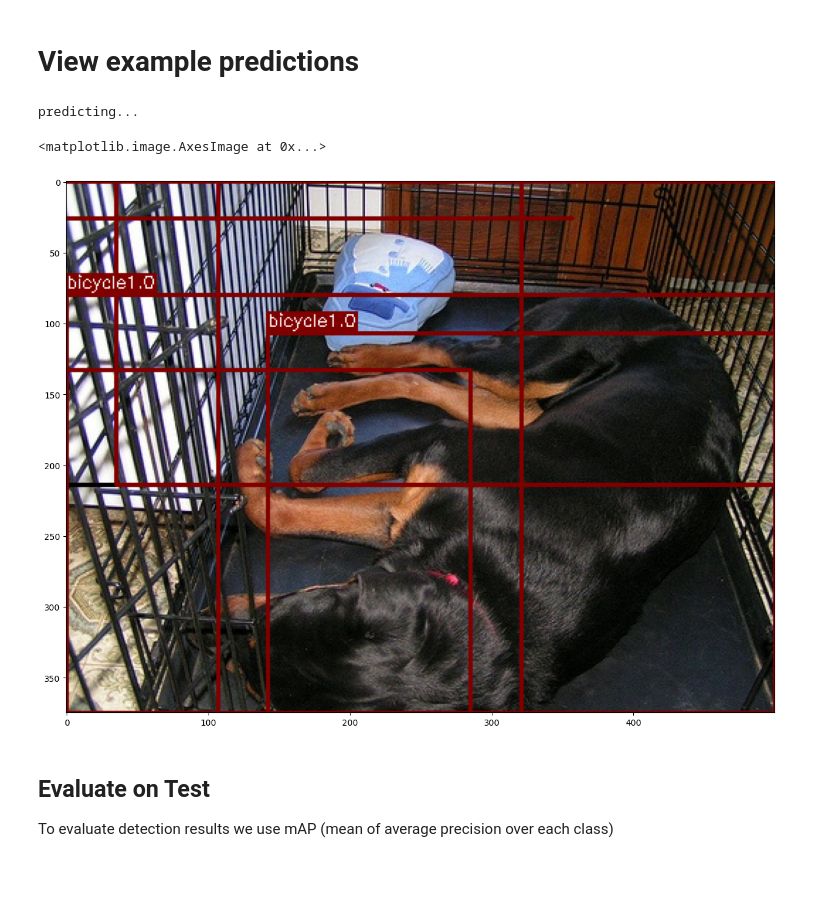
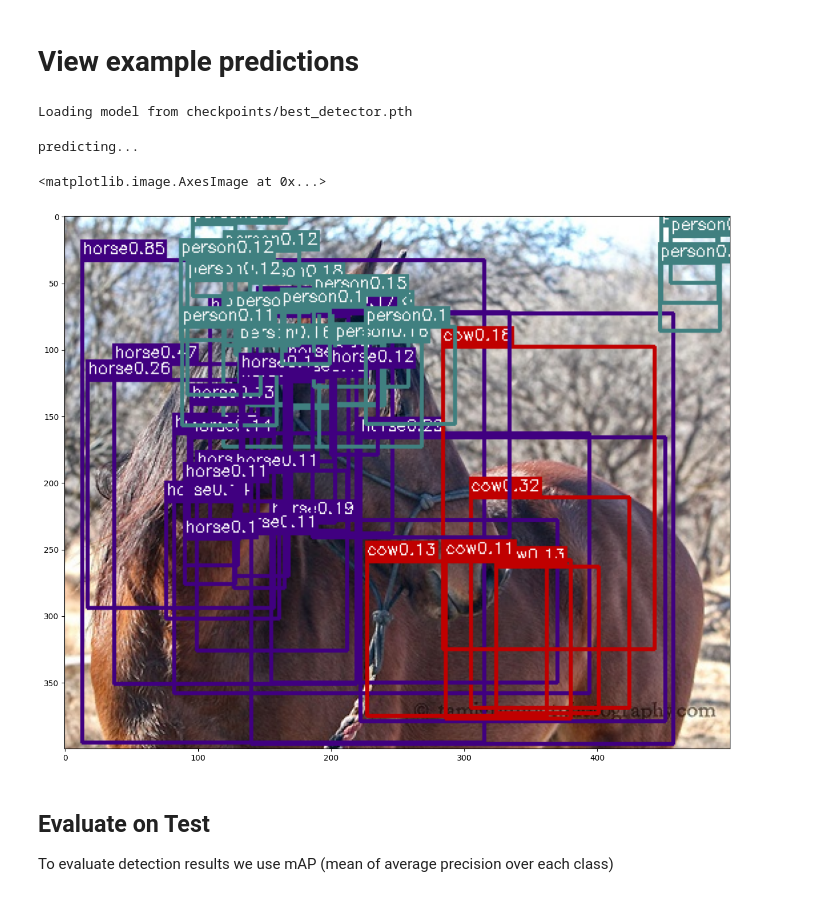
Before and after one commit to Astrak00/CS444, a Jupyter notebook: assignment4/mp4.ipynb, the cells around one changed output. Cells and saved outputs as stored; diff of their text form; code cells hidden in the pictures.

```diff
--- a/assignment4/mp4.ipynb
+++ b/assignment4/mp4.ipynb
@@ -271,5 +488,5 @@ Error:
 # %%
-LATEST_NUMBER = 15
+LATEST_NUMBER = 45
 
 # Load the network weights from epoch 5 checkpoint before training
 checkpoint_path = f'checkpoints/detector_epoch_{LATEST_NUMBER}.pth'
@@ -323,7 +540,7 @@ for epoch in range(LATEST_NUMBER, num_epochs):
             )
             print(outstring)
 
-    # evaluate the network on the test data
+    # # evaluate the network on the test data
     if (epoch + 1) % 5 == 0:
         test_aps = evaluate(
             net.cpu(),
@@ -331,13 +548,15 @@ for epoch in range(LATEST_NUMBER, num_epochs):
             img_root=file_root_test,
         )
         print(epoch, test_aps)
+
+
     with torch.no_grad():
         test_loss = 0.0
         net.eval()
         for i, data in enumerate(test_loader):
             data = (item.to(device) for item in data)
             images, target_boxes, target_cls, has_object_map = data
-
+            net = net.to(device)
             pred = net(images)
             loss_dict = criterion(pred, target_boxes, target_cls, has_object_map)
             test_loss += loss_dict['total_loss'].item()
@@ -366,31 +612,43 @@ KeyboardInterrupt:
 # %% [markdown]
 # View example predictions
+# %%
+# Load the model weights from the latest checkpoint
+checkpoint_path = 'checkpoints/best_detector.pth'
+if os.path.exists(checkpoint_path):
+    print(f"Loading model from {checkpoint_path}")
+    net.load_state_dict(torch.load(checkpoint_path, map_location=device))
+    net.eval()  # Set the model to evaluation mode
+else:
+    print(f"Checkpoint {checkpoint_path} not found.")
+# %% [output]
+Loading model from checkpoints/best_detector.pth
 # %%
 net.eval()
 
 # select random image from test set
 image_name = random.choice(test_dataset.fnames)
 image = cv2.imread(os.path.join(file_root_test, image_name))
 image = cv2.cvtColor(image, cv2.COLOR_BGR2RGB)
 
 print('predicting...')
+net.cpu()
 result = predict_image(net, image_name, root_img_directory=file_root_test)
 for left_up, right_bottom, class_name, _, prob in result:
     color = COLORS[VOC_CLASSES.index(class_name)]
     cv2.rectangle(image, left_up, right_bottom, color, 2)
     label = class_name + str(round(prob, 2))
     text_size, baseline = cv2.getTextSize(label, cv2.FONT_HERSHEY_SIMPLEX, 0.4, 1)
     p1 = (left_up[0], left_up[1] - text_size[1])
     cv2.rectangle(image, (p1[0] - 2 // 2, p1[1] - 2 - baseline), (p1[0] + text_size[0], p1[1] + text_size[1]),
                   color, -1)
     cv2.putText(image, label, (p1[0], p1[1] + baseline), cv2.FONT_HERSHEY_SIMPLEX, 0.4, (255, 255, 255), 1, 8)
 
 plt.figure(figsize = (15,15))
 plt.imshow(image)
 # %% [output]
 predicting...
 <matplotlib.image.AxesImage at 0x...>
-[figure, old version]
+[figure, new version]
 # %% [markdown]
 ## Evaluate on Test
 
```
Also changed, not shown: parts of 4 cells of this notebook, 2 other files.
